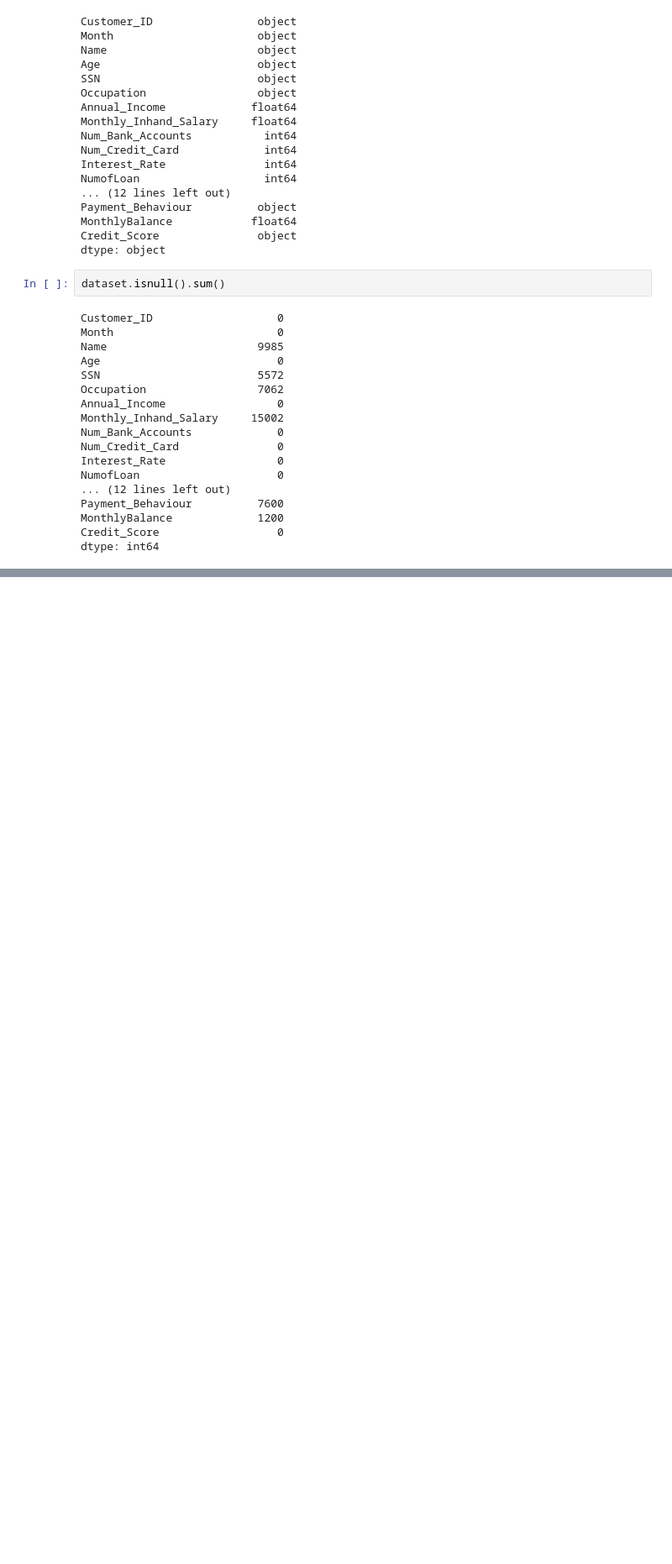
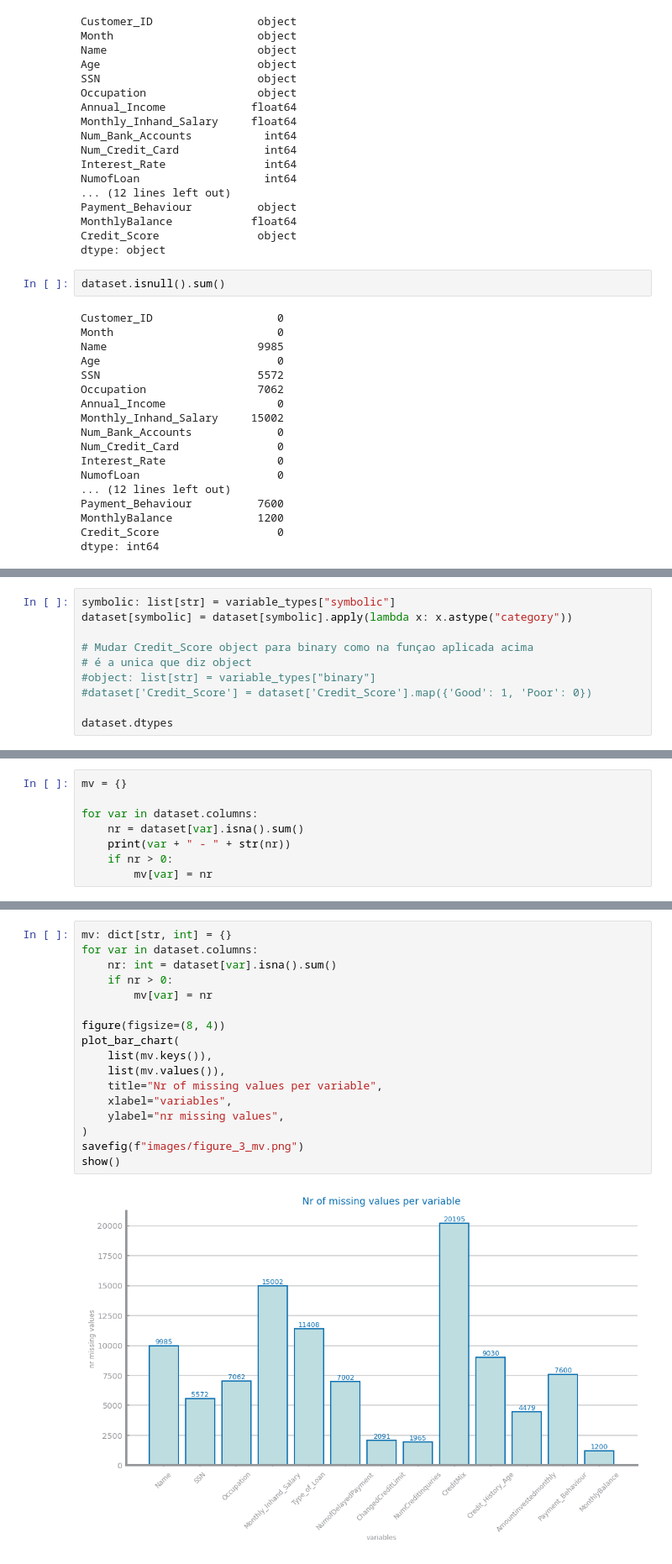
Before and after one commit to franciscoAbreuTecnico/Data-Science-IST, a Jupyter notebook: dataset_services/classification_dataset_2.ipynb, the cells around one changed output, grey strips where cells are left out. Shown at 84% size. Cells and saved outputs as stored; diff of their text form; blank space fills up the shorter version.

```diff
--- a/dataset_services/classification_dataset_2.ipynb
+++ b/dataset_services/classification_dataset_2.ipynb
@@ -102,0 +192,10 @@ dtype: int64
+# %%
+symbolic: list[str] = variable_types["symbolic"]
+dataset[symbolic] = dataset[symbolic].apply(lambda x: x.astype("category"))
+
+# Mudar Credit_Score object para binary como na funçao aplicada acima
+# é a unica que diz object
+#object: list[str] = variable_types["binary"]
+#dataset['Credit_Score'] = dataset['Credit_Score'].map({'Good': 1, 'Poor': 0})
+
+dataset.dtypes
@@ -102,0 +224,8 @@ dtype: int64
+# %%
+mv = {}
+
+for var in dataset.columns:
+    nr = dataset[var].isna().sum()
+    print(var + " - " + str(nr))
+    if nr > 0:
+        mv[var] = nr
@@ -102,0 +250,19 @@ dtype: int64
+# %%
+mv: dict[str, int] = {}
+for var in dataset.columns:
+    nr: int = dataset[var].isna().sum()
+    if nr > 0:
+        mv[var] = nr
+
+figure(figsize=(8, 4))
+plot_bar_chart(
+    list(mv.keys()),
+    list(mv.values()),
+    title="Nr of missing values per variable",
+    xlabel="variables",
+    ylabel="nr missing values",
+)
+savefig(f"images/figure_3_mv.png")
+show()
+# %% [output]
+[figure, added]
```
Also changed, not shown: parts of 21 cells of this notebook, 7 other files.
